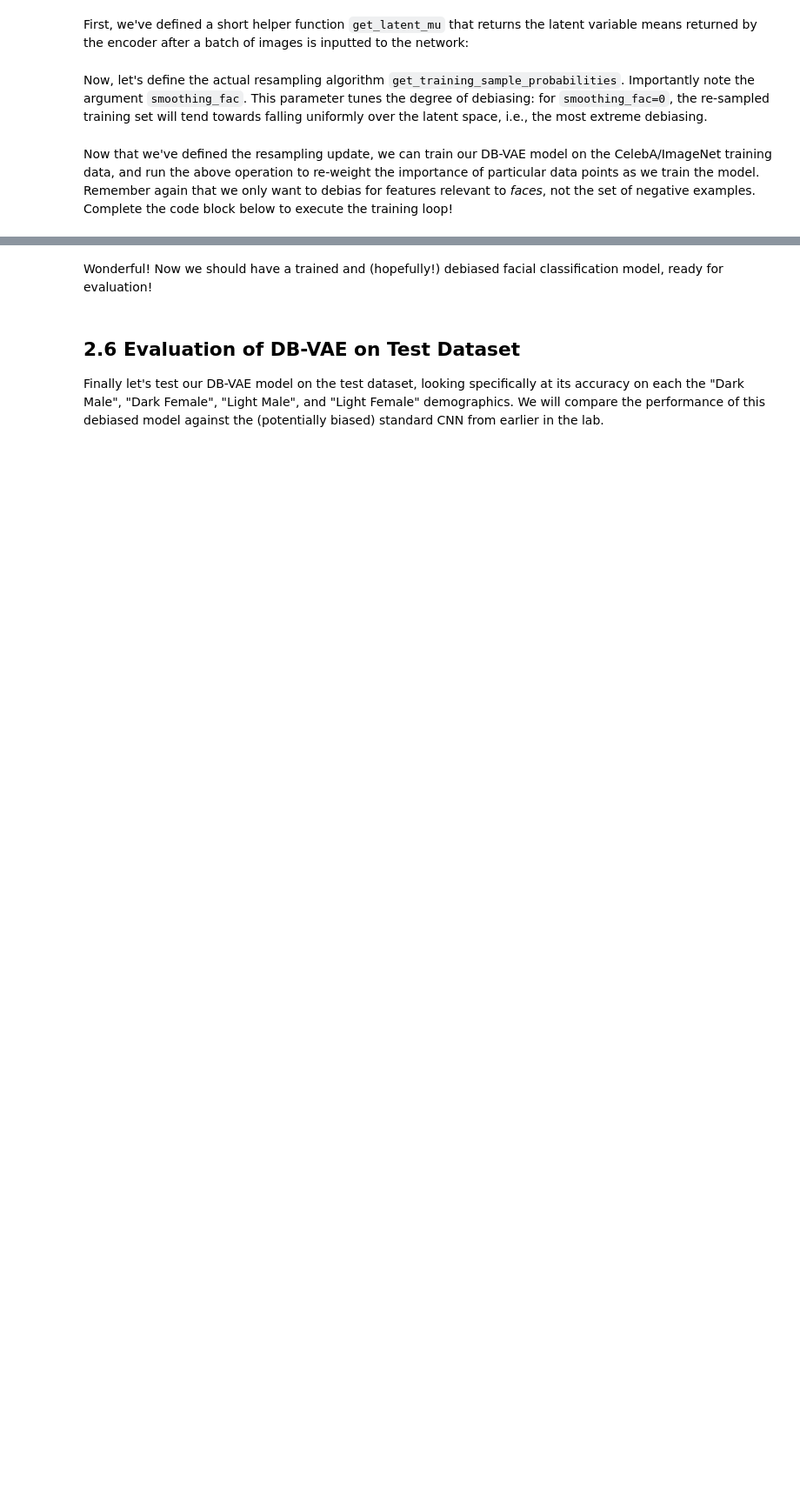
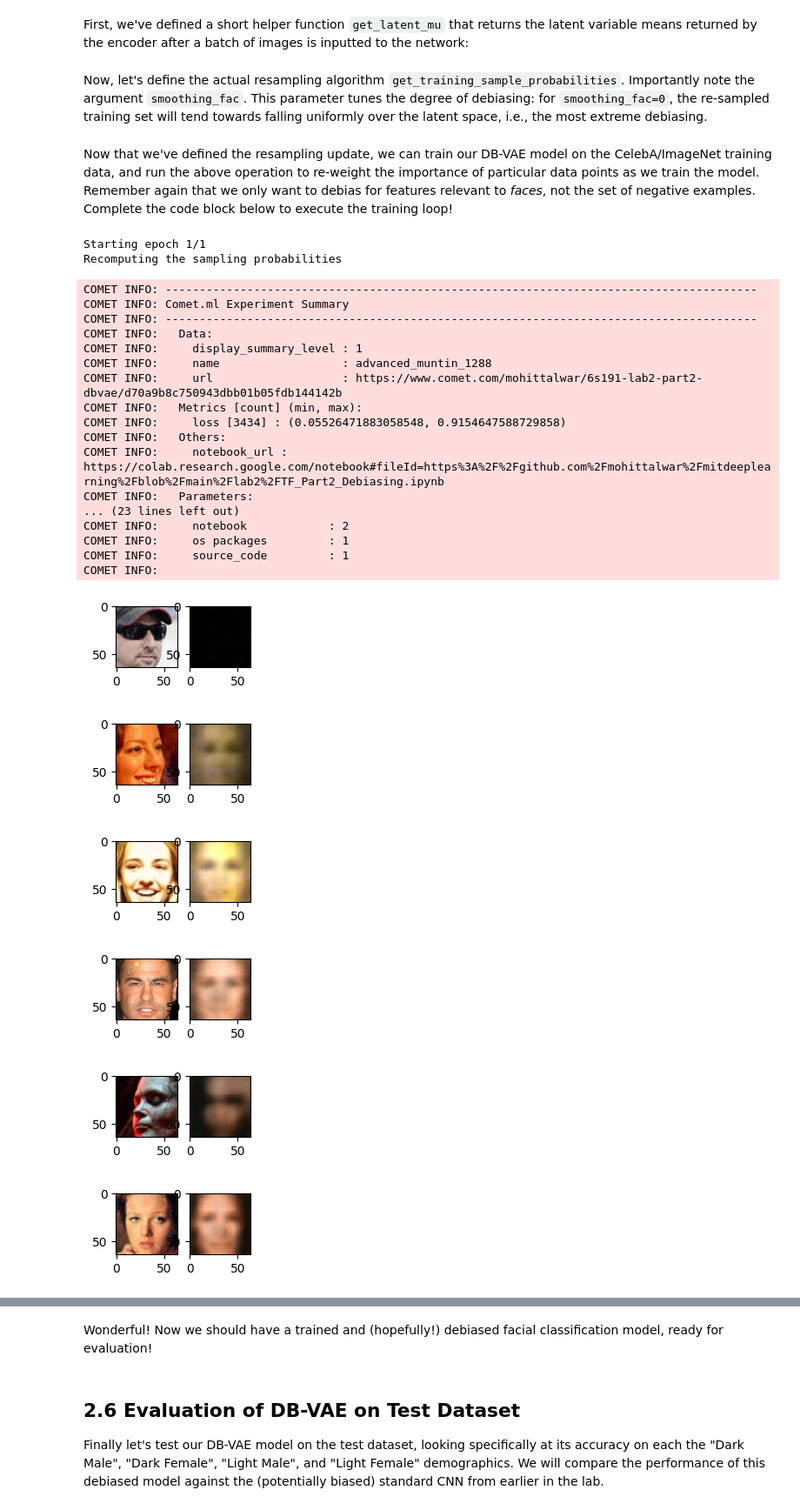
Before and after one commit to mohittalwar/mitdeeplearning, a Jupyter notebook: lab2/TF_Part2_Debiasing.ipynb, the cells around one changed output, grey strips where cells are left out. Shown: that part at 87% size. Saved outputs shown, nothing was run; the diff lists cells and outputs as text; code cells hidden in the pictures; blank space fills up the shorter version.

Commit message:
Completed implementation
Let experimentation begin...

```diff
--- a/lab2/TF_Part2_Debiasing.ipynb
+++ b/lab2/TF_Part2_Debiasing.ipynb
@@ -416,11 +441,11 @@ Let's write a function to define the DB-VAE loss function:
 def debiasing_loss_function(x, x_pred, y, y_logit, mu, logsigma):
 
   # TODO: call the relevant function to obtain VAE loss
-  vae_loss = vae_loss_function('''TODO''') # TODO
+  vae_loss = vae_loss_function(x, x_pred, mu, logsigma)
 
   # TODO: define the classification loss using sigmoid_cross_entropy
   # https://www.tensorflow.org/api_docs/python/tf/nn/sigmoid_cross_entropy_with_logits
-  classification_loss = # TODO
+  classification_loss = tf.nn.sigmoid_cross_entropy_with_logits(labels=y, logits=y_logit)
 
   # Use the training data labels to create variable face_indicator:
   #   indicator that reflects which training data are images of faces
@@ -428,7 +453,7 @@ def debiasing_loss_function(x, x_pred, y, y_logit, mu, logsigma):
 
   # TODO: define the DB-VAE total loss! Use tf.reduce_mean to average over all
   # samples
-  total_loss = # TODO
+  total_loss = tf.reduce_mean(classification_loss + face_indicator * vae_loss)
 
   return total_loss, classification_loss
 # %% [markdown]
@@ -447,7 +472,6 @@ def make_face_decoder_network():
   # Functionally define the different layer types we will use
   Conv2DTranspose = functools.partial(tf.keras.layers.Conv2DTranspose, padding='same', activation='relu')
   BatchNormalization = tf.keras.layers.BatchNormalization
-  Flatten = tf.keras.layers.Flatten
   Dense = functools.partial(tf.keras.layers.Dense, activation='relu')
   Reshape = tf.keras.layers.Reshape
 
@@ -501,13 +525,13 @@ class DB_VAE(tf.keras.Model):
   # VAE reparameterization: given a mean and logsigma, sample latent variables
   def reparameterize(self, z_mean, z_logsigma):
     # TODO: call the sampling function defined above
-    z = # TODO
+    z = sampling(z_mean, z_logsigma)
     return z
 
   # Decode the latent space and output reconstruction
   def decode(self, z):
     # TODO: use the decoder to output the reconstruction
-    reconstruction = # TODO
+    reconstruction = self.decoder(z)
     return reconstruction
 
   # The call function will be used to pass inputs x through the core VAE
@@ -516,10 +540,10 @@ class DB_VAE(tf.keras.Model):
     y_logit, z_mean, z_logsigma = self.encode(x)
 
     # TODO: reparameterization
-    z = # TODO
+    z = self.reparameterize(z_mean, z_logsigma)
 
     # TODO: reconstruction
-    recon = # TODO
+    recon = self.decode(z)
     return y_logit, z_mean, z_logsigma, recon
 
   # Predict face or not face logit for given input x
@@ -562,7 +586,7 @@ def get_training_sample_probabilities(images, dbvae, bins=10, smoothing_fac=0.00
     print("Recomputing the sampling probabilities")
 
     # TODO: run the input batch and get the latent variable means
-    mu = get_latent_mu('''TODO''') # TODO
+    mu = get_latent_mu(images, dbvae)
 
     # sampling probabilities for the images
     training_sample_p = np.zeros(mu.shape[0])
@@ -581,7 +605,7 @@ def get_training_sample_probabilities(images, dbvae, bins=10, smoothing_fac=0.00
         # TODO: call the digitize function to find which bins in the latent distribution
         #    every data sample falls in to
         # https://docs.scipy.org/doc/numpy-1.13.0/reference/generated/numpy.digitize.html
-        bin_idx = np.digitize('''TODO''', '''TODO''') # TODO
+        bin_idx = np.digitize(latent_distribution, bin_edges)
 
         # smooth the density function
         hist_smoothed_density = hist_density + smoothing_fac
@@ -591,11 +615,11 @@ def get_training_sample_probabilities(images, dbvae, bins=10, smoothing_fac=0.00
         p = 1.0/(hist_smoothed_density[bin_idx-1])
 
         # TODO: normalize all probabilities
-        p = # TODO
+        p = p / np.sum(p)
 
         # TODO: update sampling probabilities by considering whether the newly
         #     computed p is greater than the existing sampling probabilities.
-        training_sample_p = # TODO
+        training_sample_p = np.maximum(training_sample_p, p)
 
     # final normalization
     training_sample_p /= np.sum(training_sample_p)
@@ -630,11 +654,11 @@ def debiasing_train_step(x, y):
     y_logit, z_mean, z_logsigma, x_recon = dbvae(x)
 
     '''TODO: call the DB_VAE loss function to compute the loss'''
-    loss, class_loss = debiasing_loss_function('''TODO arguments''') # TODO
+    loss, class_loss = debiasing_loss_function(x, x_recon, y, y_logit, z_mean, z_logsigma)
 
   '''TODO: use the GradientTape.gradient method to compute the gradients.
      Hint: this is with respect to the trainable_variables of the dbvae.'''
-  grads = tape.gradient('''TODO''', '''TODO''') # TODO
+  grads = tape.gradient(loss, dbvae.trainable_variables)
 
   # apply gradients to variables
   optimizer.apply_gradients(zip(grads, dbvae.trainable_variables))
@@ -644,31 +668,57 @@ def debiasing_train_step(x, y):
 all_faces = loader.get_all_train_faces()
 
 if hasattr(tqdm, '_instances'): tqdm._instances.clear() # clear if it exists
 
 # The training loop -- outer loop iterates over the number of epochs
 step = 0
 for i in range(params["num_epochs"]):
 
   IPython.display.clear_output(wait=True)
   print("Starting epoch {}/{}".format(i+1, params["num_epochs"]))
 
   # Recompute data sampling proabilities
   '''TODO: recompute the sampling probabilities for debiasing'''
-  p_faces = get_training_sample_probabilities('''TODO''', '''TODO''') # TODO
+  p_faces = get_training_sample_probabilities(all_faces, dbvae)
 
   # get a batch of training data and compute the training step
   for j in tqdm(range(loader.get_train_size() // params["batch_size"])):
     # load a batch of data
     (x, y) = loader.get_batch(params["batch_size"], p_pos=p_faces)
 
     # loss optimization
     loss = debiasing_train_step(x, y)
     experiment.log_metric("loss", loss.numpy().mean(), step=step)
 
     # plot the progress every 200 steps
     if j % 500 == 0:
       mdl.util.plot_sample(x, y, dbvae)
 
     step += 1
 
 experiment.end()
+# %% [output]
+Starting epoch 1/1
+Recomputing the sampling probabilities
+COMET INFO: ---------------------------------------------------------------------------------------
+COMET INFO: Comet.ml Experiment Summary
+COMET INFO: ---------------------------------------------------------------------------------------
+COMET INFO:   Data:
+COMET INFO:     display_summary_level : 1
+COMET INFO:     name                  : advanced_muntin_1288
+COMET INFO:     url                   : https://www.comet.com/mohittalwar/6s191-lab2-part2-dbvae/d70a9b8c750943dbb01b05fdb144142b
+COMET INFO:   Metrics [count] (min, max):
+COMET INFO:     loss [3434] : (0.05526471883058548, 0.9154647588729858)
+COMET INFO:   Others:
+COMET INFO:     notebook_url : https://colab.research.google.com/notebook#fileId=https%3A%2F%2Fgithub.com%2Fmohittalwar%2Fmitdeeplearning%2Fblob%2Fmain%2Flab2%2FTF_Part2_Debiasing.ipynb
+COMET INFO:   Parameters:
+... (23 lines left out)
+COMET INFO:     notebook            : 2
+COMET INFO:     os packages         : 1
+COMET INFO:     source_code         : 1
+COMET INFO:
+[figure, added]
+[figure, added]
+[figure, added]
+[figure, added]
+[figure, added]
+[figure, added]
```
Also changed, not shown: parts of 12 cells of this notebook.
